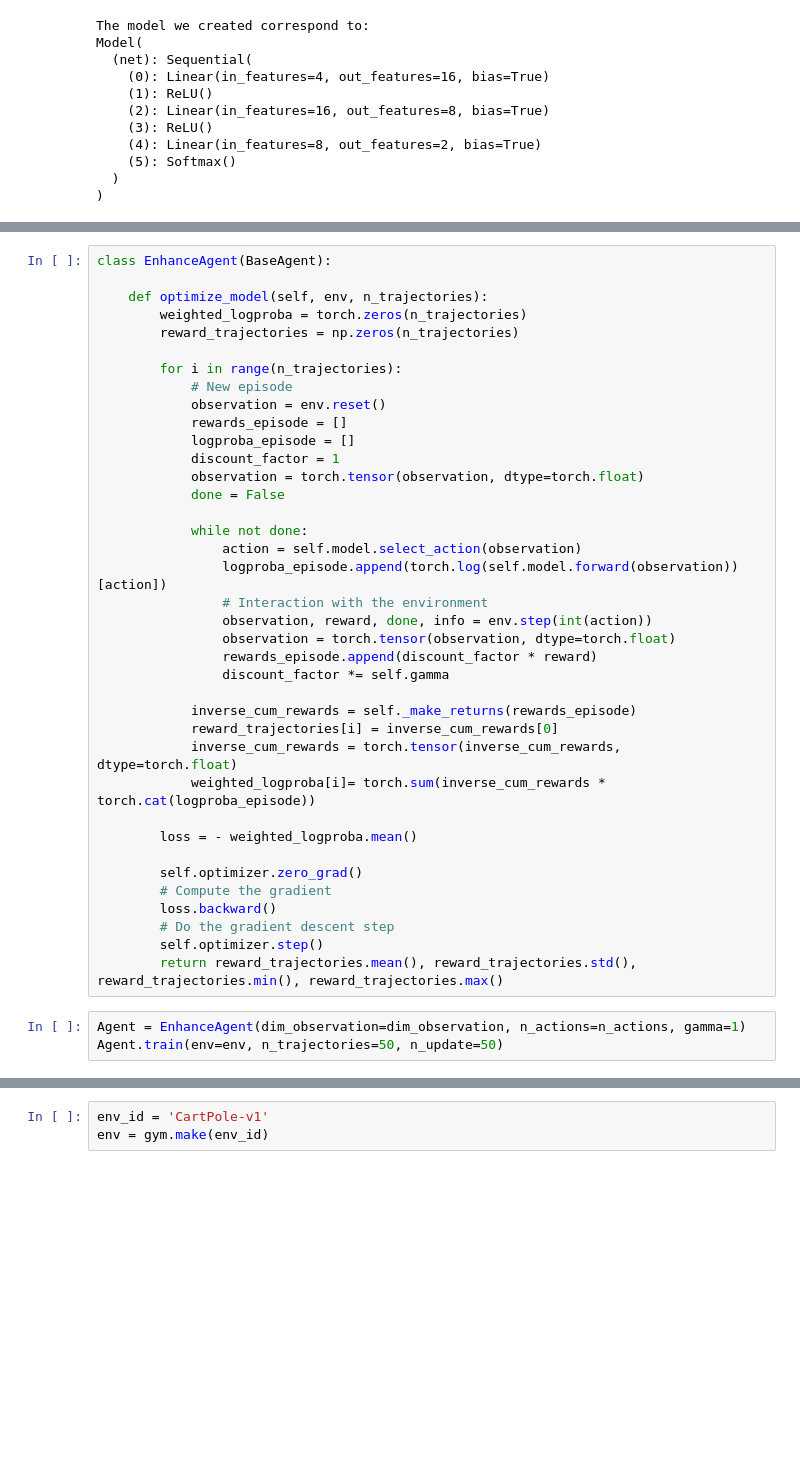
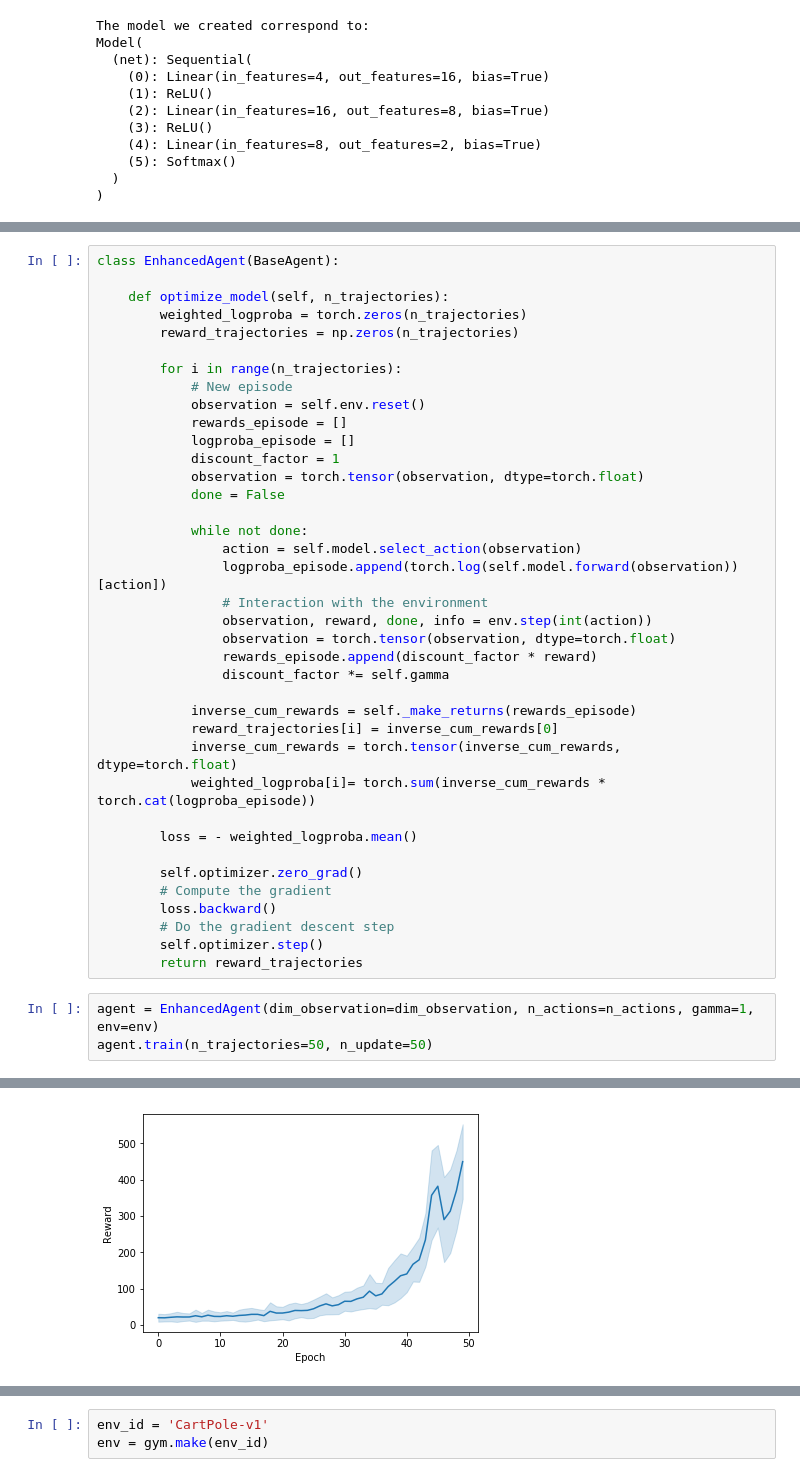
Before and after one commit to yfletberliac/rlss-2019, a Jupyter notebook: labs/01.REINFORCE+A2C.ipynb, the cells around one changed output, grey strips where cells are left out. Drawn from its saved outputs; the diff is of its cells as text; blank space fills up the shorter version.

```diff
--- a/labs/01.REINFORCE+A2C.ipynb
+++ b/labs/01.REINFORCE+A2C.ipynb
@@ -468,13 +529,13 @@ Reward:μσmM 210.12 97.54 41.00 495.00
 # %%
-class EnhanceAgent(BaseAgent):
+class EnhancedAgent(BaseAgent):
 
-    def optimize_model(self, env, n_trajectories):
+    def optimize_model(self, n_trajectories):
         weighted_logproba = torch.zeros(n_trajectories)
         reward_trajectories = np.zeros(n_trajectories)
 
         for i in range(n_trajectories):
             # New episode
-            observation = env.reset()
+            observation = self.env.reset()
             rewards_episode = []
             logproba_episode = []
             discount_factor = 1
@@ -502,8 +563,8 @@ class EnhanceAgent(BaseAgent):
         loss.backward()
         # Do the gradient descent step
         self.optimizer.step()
-        return reward_trajectories.mean(), reward_trajectories.std(), reward_trajectories.min(), reward_trajectories.max()
+        return reward_trajectories
 # %%
-Agent = EnhanceAgent(dim_observation=dim_observation, n_actions=n_actions, gamma=1)
-Agent.train(env=env, n_trajectories=50, n_update=50)
+agent = EnhancedAgent(dim_observation=dim_observation, n_actions=n_actions, gamma=1, env=env)
+agent.train(n_trajectories=50, n_update=50)
 # %% [output]
@@ -526,0 +588 @@ Reward:μσmM 476.12 59.94 230.00 500.00
+[figure, added]
```
Also changed, not shown: parts of 38 cells of this notebook.
